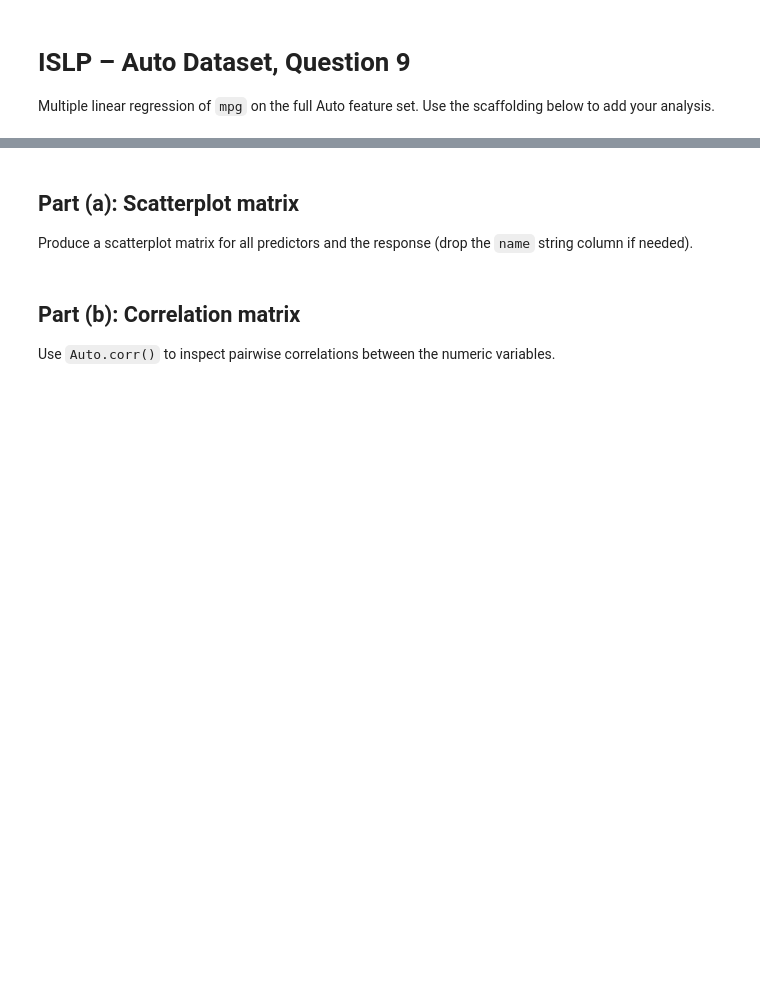
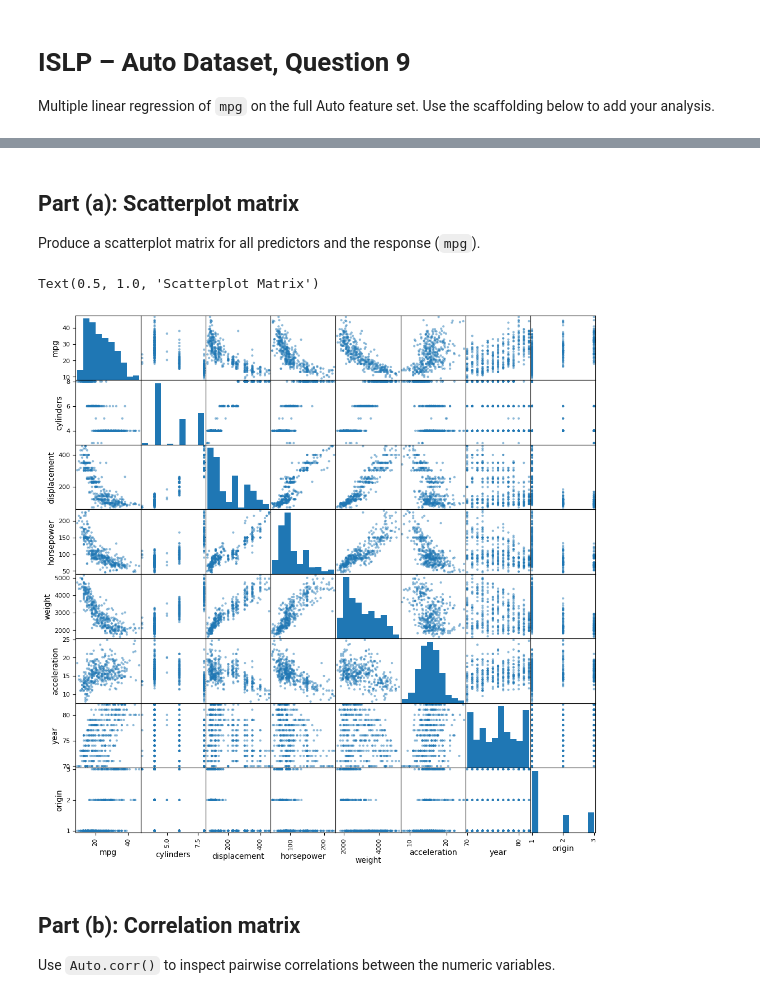
Before and after one commit to Onyekachukwu-Nweke/islp_exercises, a Jupyter notebook: Ch03_linreg_ex.ipynb, the cells around one changed output, grey strips where cells are left out. Saved outputs shown, nothing was run; the diff lists cells and outputs as text; code cells hidden in the pictures; blank space fills up the shorter version.

```diff
--- a/Ch03_linreg_ex.ipynb
+++ b/Ch03_linreg_ex.ipynb
@@ -208,0 +217,4 @@ Multiple linear regression of `mpg` on the full Auto feature set. Use the scaffo
+# %%
+Auto = load_data('Auto')
+# Auto.describe()
+Auto.head()
@@ -209,10 +229,15 @@ Multiple linear regression of `mpg` on the full Auto feature set. Use the scaffo
 # %% [markdown]
 ## Part (a): Scatterplot matrix
 
-Produce a scatterplot matrix for all predictors and the response (drop the `name` string column if needed).
+Produce a scatterplot matrix for all predictors and the response (`mpg`).
 # %%
-# TODO: create a scatterplot matrix for the Auto data
-# Example: pd.plotting.scatter_matrix(Auto.drop(columns=['name']), figsize=(12, 12))
+#create a scatterplot matrix for the Auto data
+ax = subplots(figsize=(12, 12))[1]
+pd.plotting.scatter_matrix(Auto, ax=ax)
+ax.set_title("Scatterplot Matrix")
+# %% [output]
+Text(0.5, 1.0, 'Scatterplot Matrix')
+[figure, added]
 # %% [markdown]
 ## Part (b): Correlation matrix
 
```
Also changed, not shown: parts of 11 cells of this notebook.
